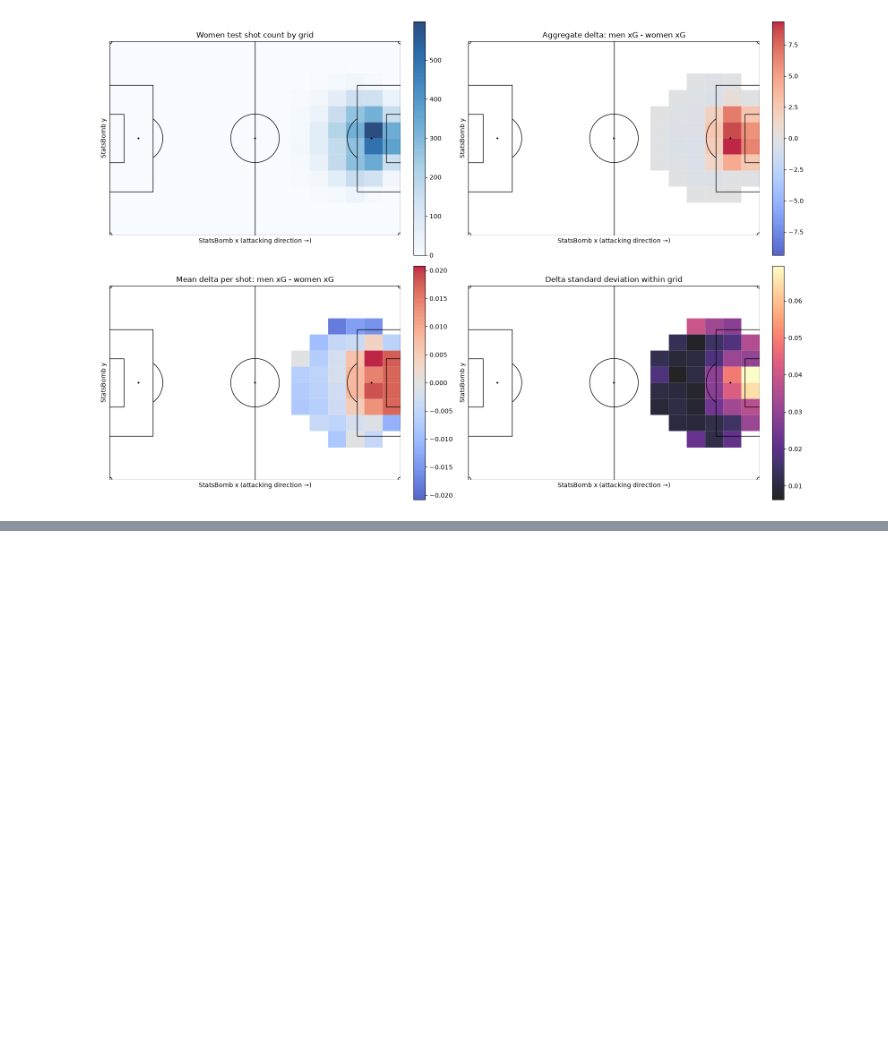
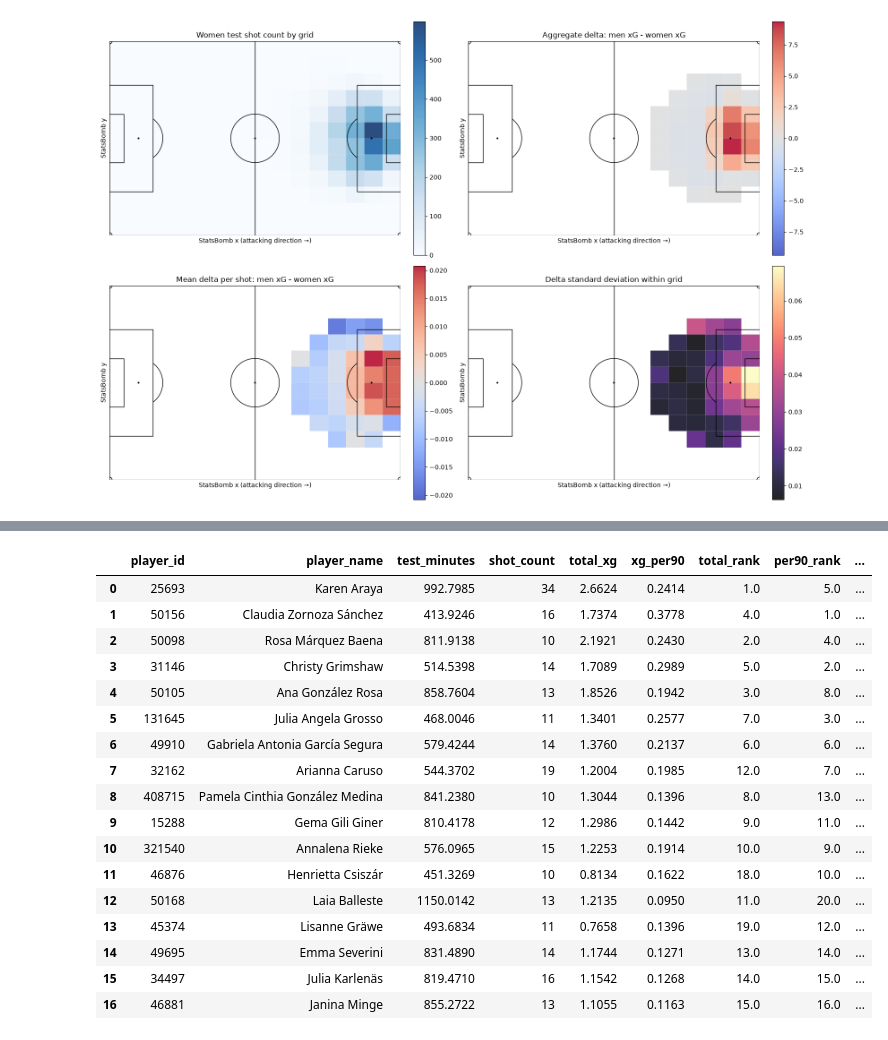
Before and after one commit to VictorYu379/womens-football-metrics-analysis, a Jupyter notebook: enriched_xg_features_competition_events.ipynb, the cells around one changed output, grey strips where cells are left out. Saved outputs shown, nothing was run; the diff lists cells and outputs as text; code cells hidden in the pictures; blank space fills up the shorter version.

```diff
--- a/enriched_xg_features_competition_events.ipynb
+++ b/enriched_xg_features_competition_events.ipynb
@@ -1196,0 +2200,62 @@ plt.show()
+# %%
+top15_model_specs = [
+    ("Men (downsampled)", "men_downsampled_xg", "men_downsampled_xg_per90", "bucket_men_rank", "bucket_men_per90_rank"),
+    ("Women", "women_xg", "women_xg_per90", "bucket_women_rank", "bucket_women_per90_rank"),
+]
+top15_normalization_summary_rows = []
+top15_normalization_detail_frames = []
+for position_bucket in top15_position_order:
+    bucket_players = position_top15_players[
+        position_top15_players["position_bucket"].eq(position_bucket)
+    ]
+    for model_name, total_score_column, per90_score_column, total_rank_column, per90_rank_column in top15_model_specs:
+        comparison, selected_players = compare_top_rankings(
+            bucket_players, total_rank_column, per90_rank_column
+        )
+        top15_normalization_summary_rows.append({
+            "position_bucket": position_bucket,
+            "players": len(bucket_players),
+            "model": model_name,
+            **comparison,
+        })
+        normalization_details = selected_players.assign(
+            model=model_name,
+            total_xg=selected_players[total_score_column],
+            xg_per90=selected_players[per90_score_column],
+            total_rank=selected_players["left_rank"],
+            per90_rank=selected_players["right_rank"],
+            rank_improvement_per90=selected_players["left_rank"] - selected_players["right_rank"],
+            membership=np.select(
+                [selected_players["left_in_top"] & selected_players["right_in_top"], selected_players["right_in_top"]],
+                ["Retained", "Entered"],
+                default="Exited",
+            ),
+        )[
+            [
+                "position_bucket", "model", "player_id", "player_name", "test_minutes", "shot_count",
+                "total_xg", "xg_per90", "total_rank", "per90_rank", "rank_improvement_per90", "membership",
+            ]
+        ]
+        top15_normalization_detail_frames.append(normalization_details)
+
+top15_normalization_summary = pd.DataFrame(top15_normalization_summary_rows).rename(columns={
+    "left_selected": "total_xg_selected",
+    "right_selected": "per90_selected",
+    "shared_players": "retained_players",
+    "left_only_players": "exited_players",
+    "right_only_players": "entered_players",
+    "overlap_pct": "retained_pct",
+})
+top15_normalization_player_comparison = pd.concat(top15_normalization_detail_frames, ignore_index=True)
+
+print("Top 15 retention and membership changes from total xG to xG per 90, within each model:")
+print("Boundary ties are included; retained_pct is NaN unless both lists contain exactly 15 players.")
+display(top15_normalization_summary.round(4))
+print("Full shortlist unions; positive rank_improvement_per90 means moving up after normalization.")
+with pd.option_context("display.max_rows", None):
+    for (position_bucket, model_name), shortlist_rows in top15_normalization_player_comparison.groupby(
+        ["position_bucket", "model"], sort=False
+    ):
+        print(f"{position_bucket} | {model_name} | Total xG to xG per 90")
+        display(shortlist_rows.drop(columns=["position_bucket", "model"]).reset_index(drop=True).round(4))
+# %% [output]
@@ -1196,0 +2349,18 @@ plt.show()
+|  | player_id | player_name | test_minutes | shot_count | total_xg | xg_per90 | total_rank | per90_rank | ... |
+| 0 | 25693 | Karen Araya | 992.7985 | 34 | 2.6624 | 0.2414 | 1.0 | 5.0 | ... |
+| 1 | 50156 | Claudia Zornoza Sánchez | 413.9246 | 16 | 1.7374 | 0.3778 | 4.0 | 1.0 | ... |
+| 2 | 50098 | Rosa Márquez Baena | 811.9138 | 10 | 2.1921 | 0.2430 | 2.0 | 4.0 | ... |
+| 3 | 31146 | Christy Grimshaw | 514.5398 | 14 | 1.7089 | 0.2989 | 5.0 | 2.0 | ... |
+| 4 | 50105 | Ana González Rosa | 858.7604 | 13 | 1.8526 | 0.1942 | 3.0 | 8.0 | ... |
+| 5 | 131645 | Julia Angela Grosso | 468.0046 | 11 | 1.3401 | 0.2577 | 7.0 | 3.0 | ... |
+| 6 | 49910 | Gabriela Antonia García Segura | 579.4244 | 14 | 1.3760 | 0.2137 | 6.0 | 6.0 | ... |
+| 7 | 32162 | Arianna Caruso | 544.3702 | 19 | 1.2004 | 0.1985 | 12.0 | 7.0 | ... |
+| 8 | 408715 | Pamela Cinthia González Medina | 841.2380 | 10 | 1.3044 | 0.1396 | 8.0 | 13.0 | ... |
+| 9 | 15288 | Gema Gili Giner | 810.4178 | 12 | 1.2986 | 0.1442 | 9.0 | 11.0 | ... |
+| 10 | 321540 | Annalena Rieke | 576.0965 | 15 | 1.2253 | 0.1914 | 10.0 | 9.0 | ... |
+| 11 | 46876 | Henrietta Csiszár | 451.3269 | 10 | 0.8134 | 0.1622 | 18.0 | 10.0 | ... |
+| 12 | 50168 | Laia Balleste | 1150.0142 | 13 | 1.2135 | 0.0950 | 11.0 | 20.0 | ... |
+| 13 | 45374 | Lisanne Gräwe | 493.6834 | 11 | 0.7658 | 0.1396 | 19.0 | 12.0 | ... |
+| 14 | 49695 | Emma Severini | 831.4890 | 14 | 1.1744 | 0.1271 | 13.0 | 14.0 | ... |
+| 15 | 34497 | Julia Karlenäs | 819.4710 | 16 | 1.1542 | 0.1268 | 14.0 | 15.0 | ... |
+| 16 | 46881 | Janina Minge | 855.2722 | 13 | 1.1055 | 0.1163 | 15.0 | 16.0 | ... |
```
Also changed, not shown: parts of 28 cells of this notebook, 6 other files.
